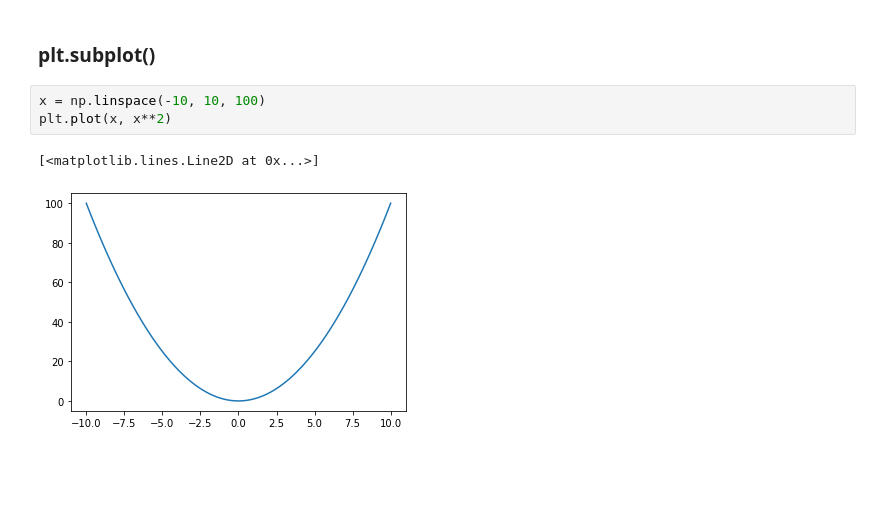
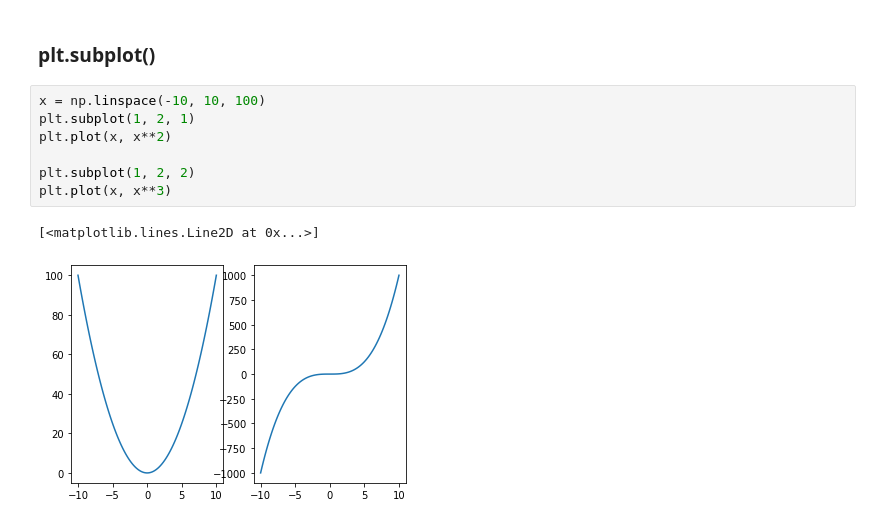
Before and after one commit to saka-21/python_coding, a Jupyter notebook: Matplotlib.ipynb, the cells around one changed output. Cells and saved outputs as stored; diff of their text form; blank space fills up the shorter version.

```diff
--- a/Matplotlib.ipynb
+++ b/Matplotlib.ipynb
@@ -105,7 +105,11 @@ plt.legend()
 ### plt.subplot()
 # %%
 x = np.linspace(-10, 10, 100)
+plt.subplot(1, 2, 1)
 plt.plot(x, x**2)
+
+plt.subplot(1, 2, 2)
+plt.plot(x, x**3)
 # %% [output]
 [<matplotlib.lines.Line2D at 0x...>]
-[figure, old version]
+[figure, new version]
```
